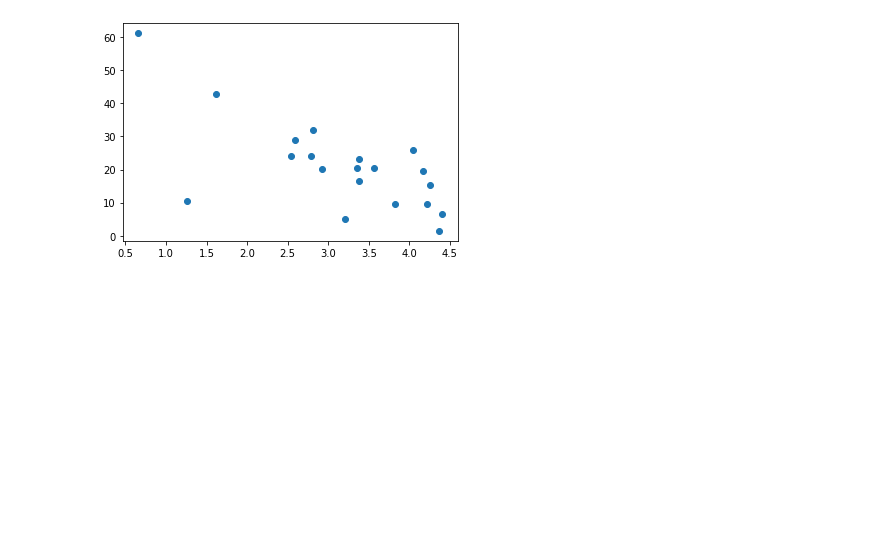
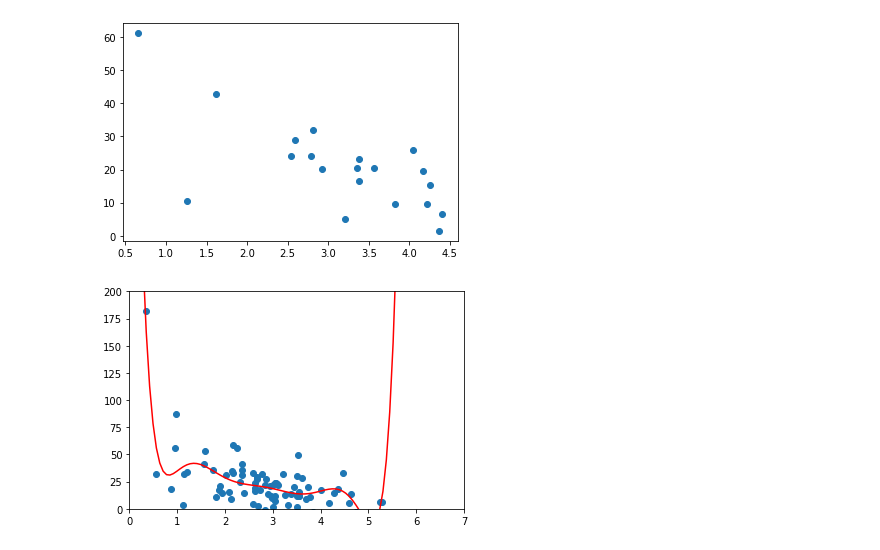
Before and after one commit to kamath7/MLProjectsRepo, a Jupyter notebook: MachineLearning/TrainTest.ipynb, the cells around one changed output. Cells and saved outputs as stored; diff of their text form; code cells hidden in the pictures; blank space fills up the shorter version.

```diff
--- a/MachineLearning/TrainTest.ipynb
+++ b/MachineLearning/TrainTest.ipynb
@@ -29,3 +29,19 @@ scatter(testX, testY)
 # %% [output]
 <matplotlib.collections.PathCollection at 0x...>
 [figure]
+# %%
+x = np.array(trainX)
+y = np.array(trainY)
+
+p4 = np.poly1d(np.polyfit(x,y,8))
+# %%
+import matplotlib.pyplot as plt
+xp = np.linspace(0, 7, 100)
+axes = plt.axes()
+axes.set_xlim([0,7])
+axes.set_ylim([0, 200])
+plt.scatter(x, y)
+plt.plot(xp, p4(xp), c='r')
+plt.show()
+# %% [output]
+[figure, added]
```
